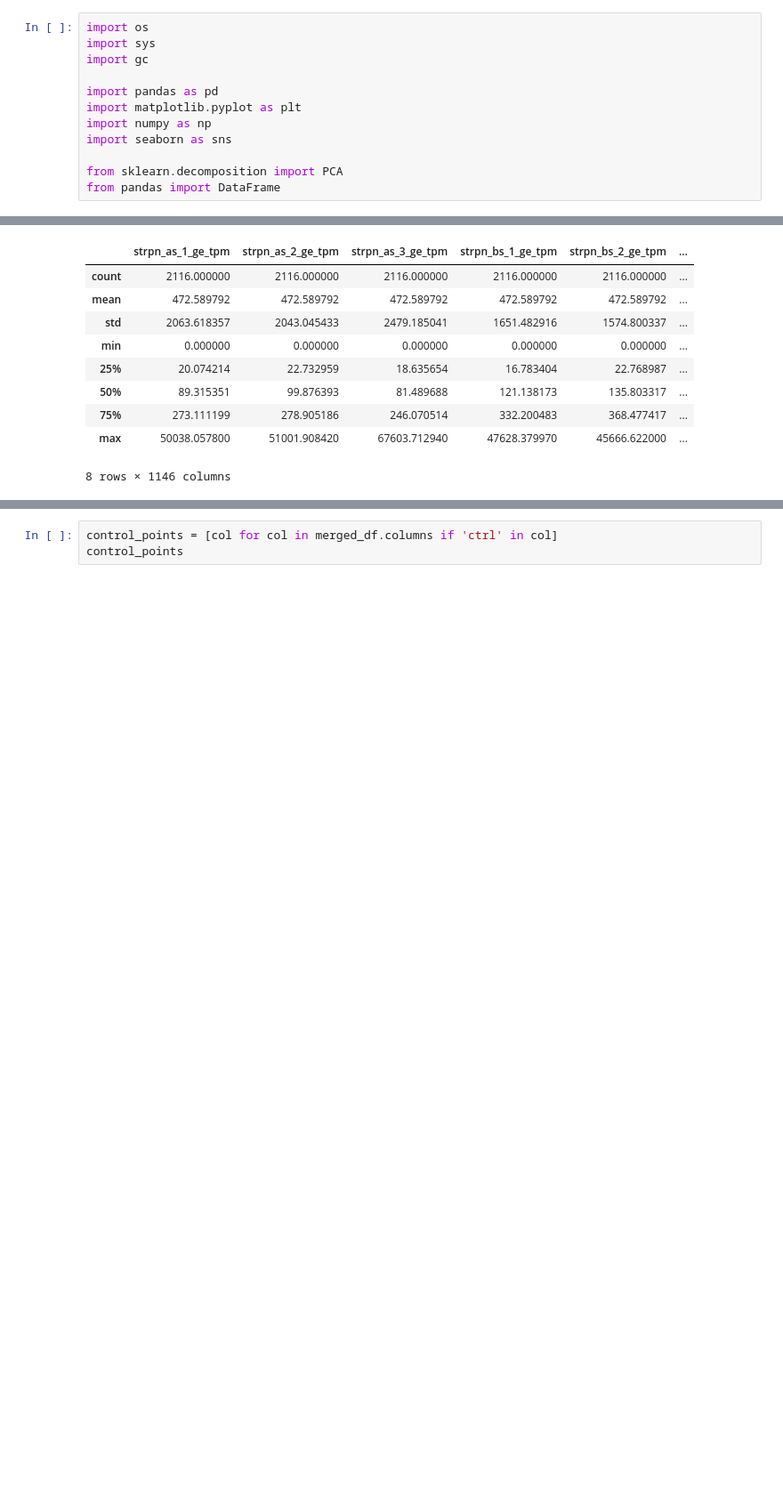
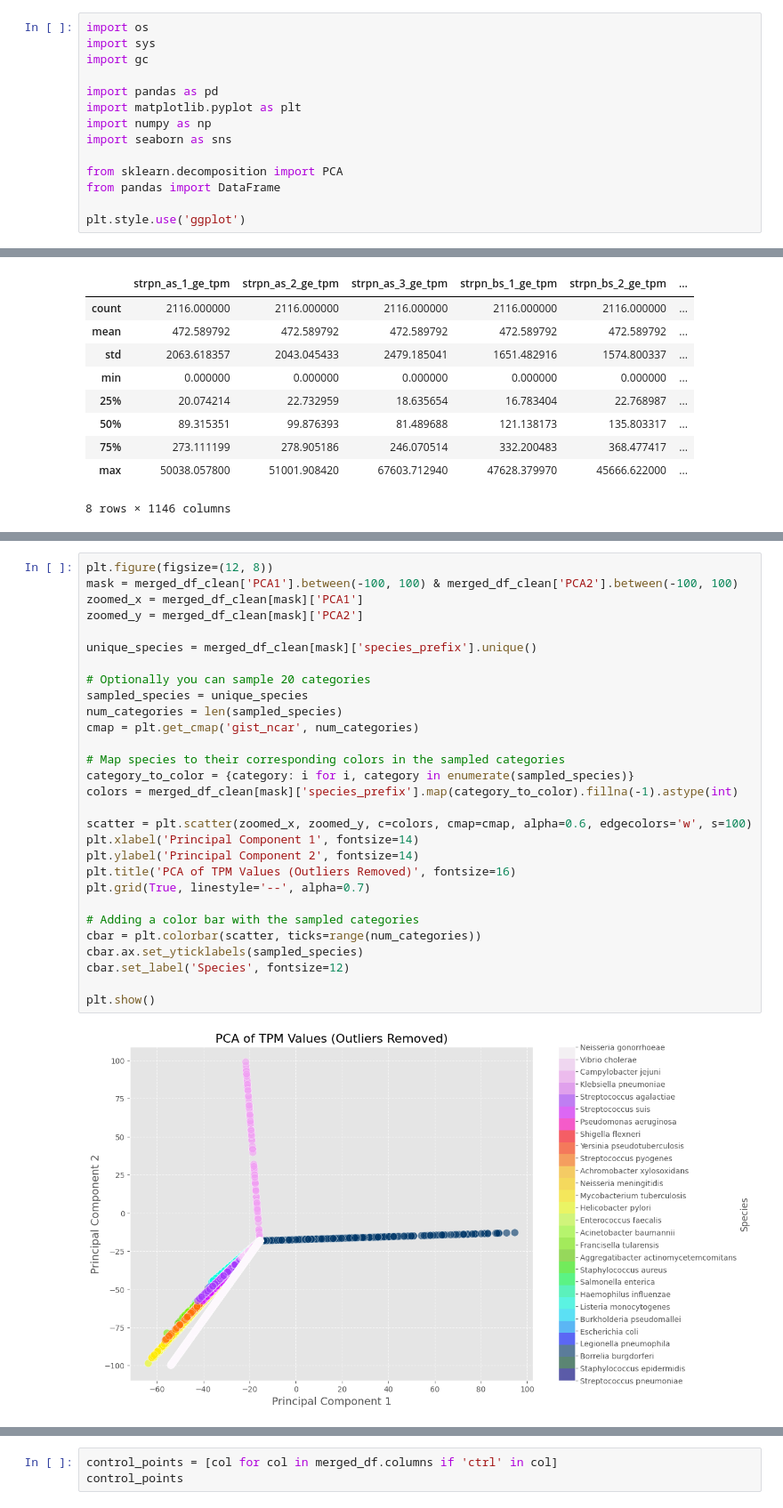
Before and after one commit to memetc/ML4RG_Group1, a Jupyter notebook: notebooks/analyse_raw_data.ipynb, the cells around one changed output, grey strips where cells are left out. Shown at 89% size. Saved outputs shown, nothing was run; the diff lists cells and outputs as text; blank space fills up the shorter version.

Commit message:
mask pca components

```diff
--- a/notebooks/analyse_raw_data.ipynb
+++ b/notebooks/analyse_raw_data.ipynb
@@ -23,6 +23,8 @@ import seaborn as sns
 
 from sklearn.decomposition import PCA
 from pandas import DataFrame
+
+plt.style.use('ggplot')
 # %%
 notebooks_dir = os.getcwd()
 project_root = os.path.abspath(os.path.join(notebooks_dir, os.pardir))
@@ -283,0 +305,31 @@ See the caveats in the documentation: https://pandas.pydata.org/pandas-docs/stab
+# %%
+plt.figure(figsize=(12, 8))
+mask = merged_df_clean['PCA1'].between(-100, 100) & merged_df_clean['PCA2'].between(-100, 100)
+zoomed_x = merged_df_clean[mask]['PCA1']
+zoomed_y = merged_df_clean[mask]['PCA2']
+
+unique_species = merged_df_clean[mask]['species_prefix'].unique()
+
+# Optionally you can sample 20 categories
+sampled_species = unique_species
+num_categories = len(sampled_species)
+cmap = plt.get_cmap('gist_ncar', num_categories)
+
+# Map species to their corresponding colors in the sampled categories
+category_to_color = {category: i for i, category in enumerate(sampled_species)}
+colors = merged_df_clean[mask]['species_prefix'].map(category_to_color).fillna(-1).astype(int)
+
+scatter = plt.scatter(zoomed_x, zoomed_y, c=colors, cmap=cmap, alpha=0.6, edgecolors='w', s=100)
+plt.xlabel('Principal Component 1', fontsize=14)
+plt.ylabel('Principal Component 2', fontsize=14)
+plt.title('PCA of TPM Values (Outliers Removed)', fontsize=16)
+plt.grid(True, linestyle='--', alpha=0.7)
+
+# Adding a color bar with the sampled categories
+cbar = plt.colorbar(scatter, ticks=range(num_categories))
+cbar.ax.set_yticklabels(sampled_species)
+cbar.set_label('Species', fontsize=12)
+
+plt.show()
+# %% [output]
+[figure, added]
```
Also changed, not shown: parts of 5 cells of this notebook.
